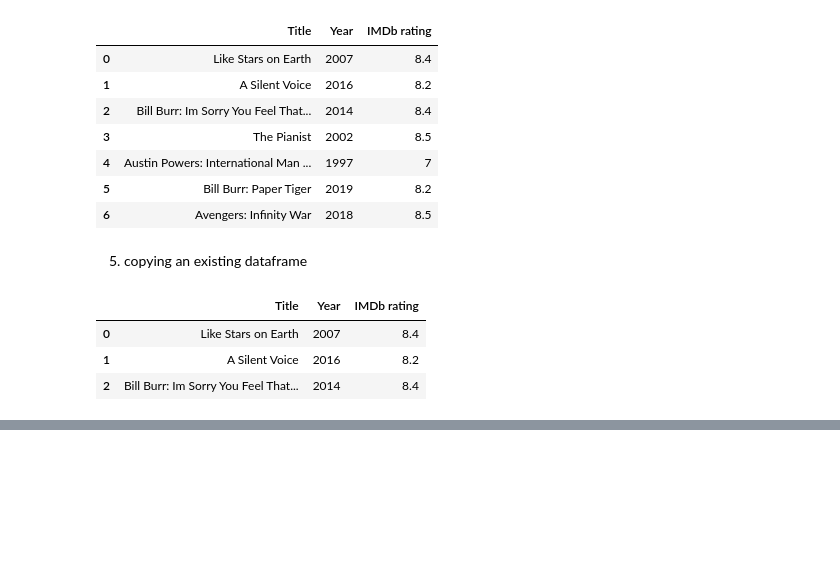
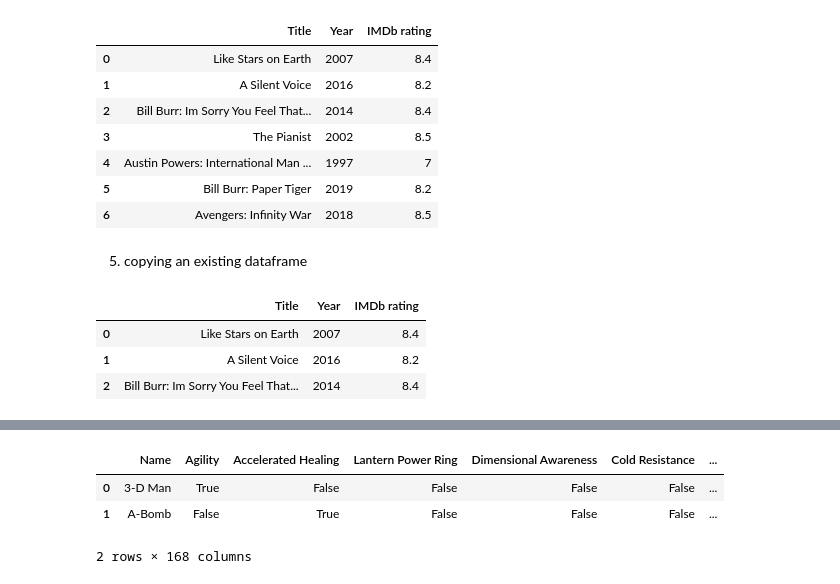
Before and after one commit to shruthi-jay/pandas, a Jupyter notebook: pytho.ipynb, the cells around one changed output, grey strips where cells are left out. Cells and saved outputs as stored; diff of their text form; code cells hidden in the pictures; blank space fills up the shorter version.

```diff
--- a/pytho.ipynb
+++ b/pytho.ipynb
@@ -251,0 +258,5 @@ df1
+# %%
+import pandas as pd
+
+from google.colab import files
+uploaded = files.upload()
@@ -251,0 +266,10 @@ df1
+# %%
+import io
+
+superheroes_df = pd.read_csv(io.BytesIO(uploaded['superheroes_power_matrix.csv']))
+superheroes_df.head(2)
+# %% [output]
+|  | Name | Agility | Accelerated Healing | Lantern Power Ring | Dimensional Awareness | Cold Resistance | ... |
+| 0 | 3-D Man | True | False | False | False | False | ... |
+| 1 | A-Bomb | False | True | False | False | False | ... |
+2 rows × 168 columns
```
Also changed, not shown: parts of 6 cells of this notebook.
